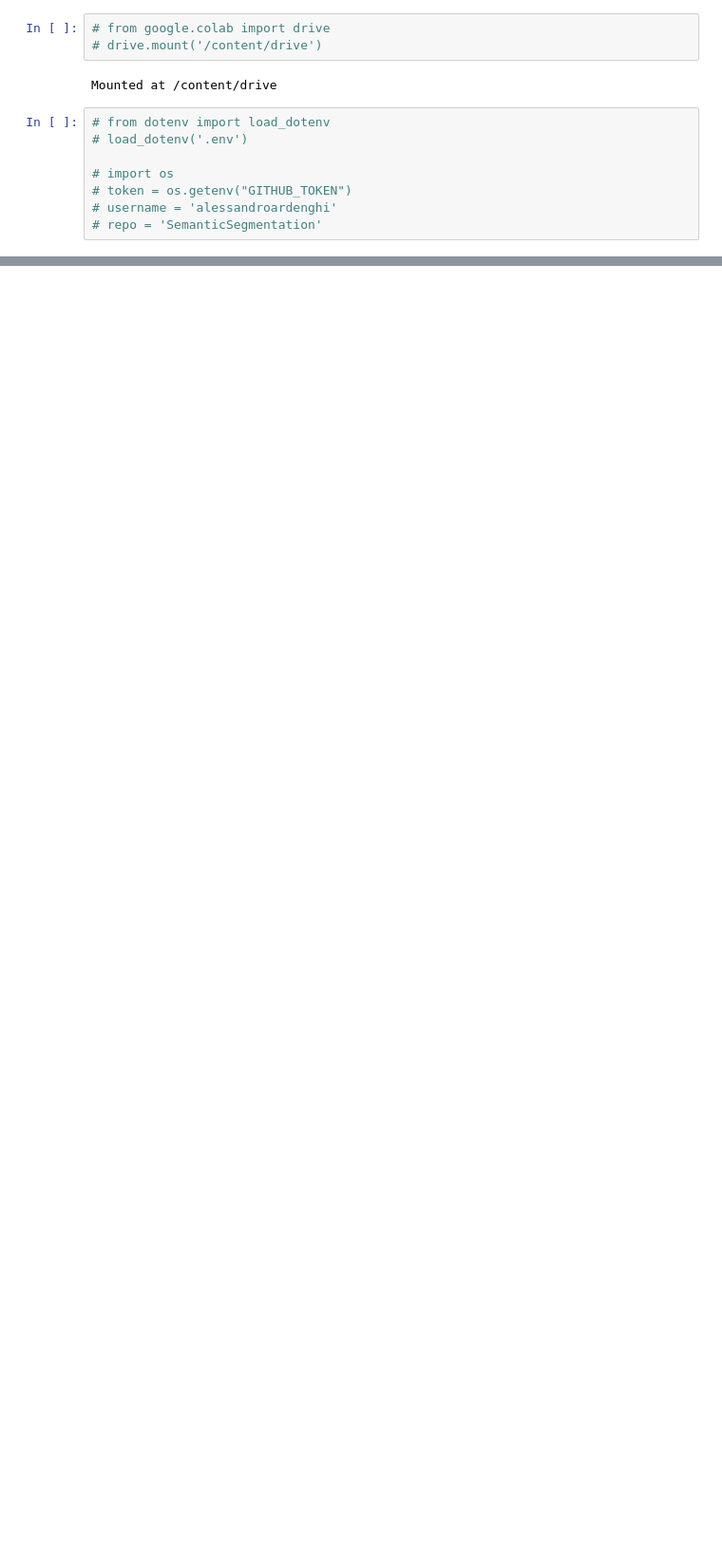
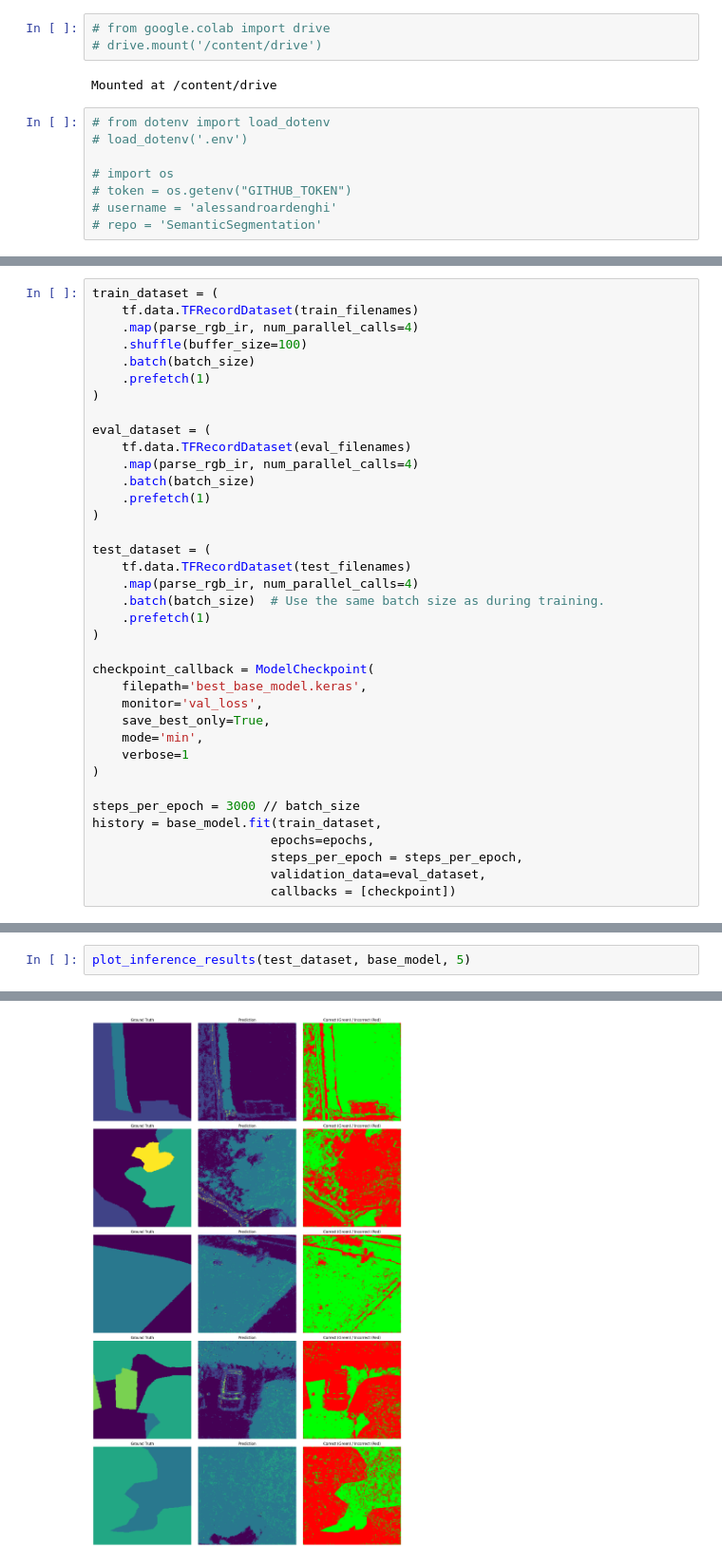
Before and after one commit to alessandroardenghi/SemanticSegmentation, a Jupyter notebook: main.ipynb, the cells around one changed output, grey strips where cells are left out. Shown at 95% size. Cells and saved outputs as stored; diff of their text form; blank space fills up the shorter version.

```diff
--- a/main.ipynb
+++ b/main.ipynb
@@ -392,0 +139,37 @@ ValueError: Input 0 of layer "functional_3" is incompatible with the layer: expe
+# %%
+train_dataset = (
+    tf.data.TFRecordDataset(train_filenames)
+    .map(parse_rgb_ir, num_parallel_calls=4)
+    .shuffle(buffer_size=100)
+    .batch(batch_size)
+    .prefetch(1)
+)
+
+eval_dataset = (
+    tf.data.TFRecordDataset(eval_filenames)
+    .map(parse_rgb_ir, num_parallel_calls=4)
+    .batch(batch_size)
+    .prefetch(1)
+)
+
+test_dataset = (
+    tf.data.TFRecordDataset(test_filenames)
+    .map(parse_rgb_ir, num_parallel_calls=4)
+    .batch(batch_size)  # Use the same batch size as during training.
+    .prefetch(1)
+)
+
+checkpoint_callback = ModelCheckpoint(
+    filepath='best_base_model.keras',
+    monitor='val_loss',
+    save_best_only=True,
+    mode='min',
+    verbose=1
+)
+
+steps_per_epoch = 3000 // batch_size
+history = base_model.fit(train_dataset,
+                        epochs=epochs,
+                        steps_per_epoch = steps_per_epoch,
+                        validation_data=eval_dataset,
+                        callbacks = [checkpoint])
@@ -392,0 +200,3 @@ ValueError: Input 0 of layer "functional_3" is incompatible with the layer: expe
+# %%
+plot_inference_results(test_dataset, base_model, 5)
+# %% [output]
@@ -392,0 +204 @@ ValueError: Input 0 of layer "functional_3" is incompatible with the layer: expe
+[figure, added]
```
Also changed, not shown: parts of 54 cells of this notebook, 7 other files.
